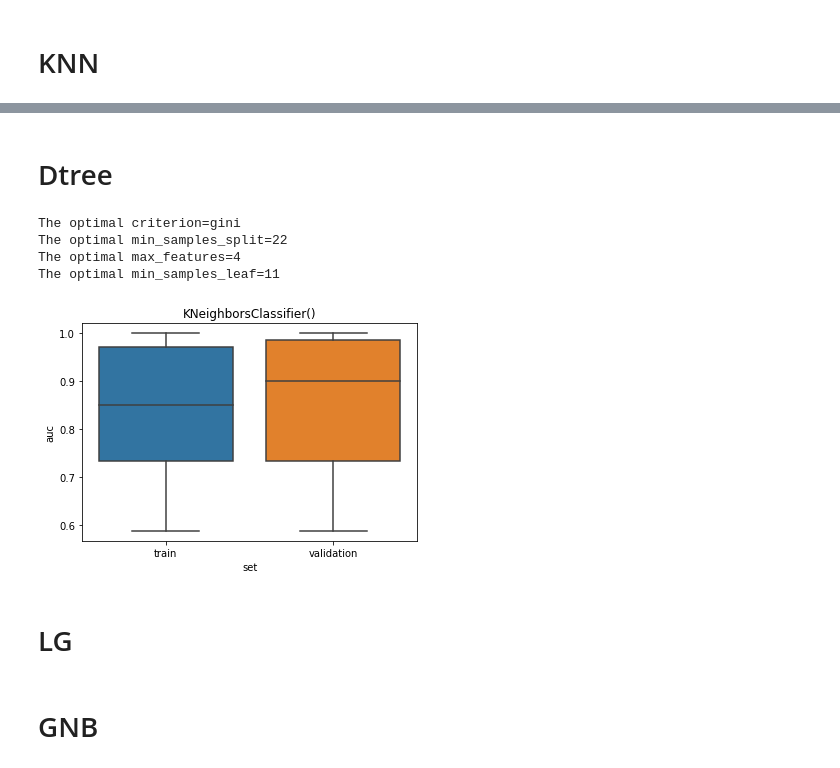
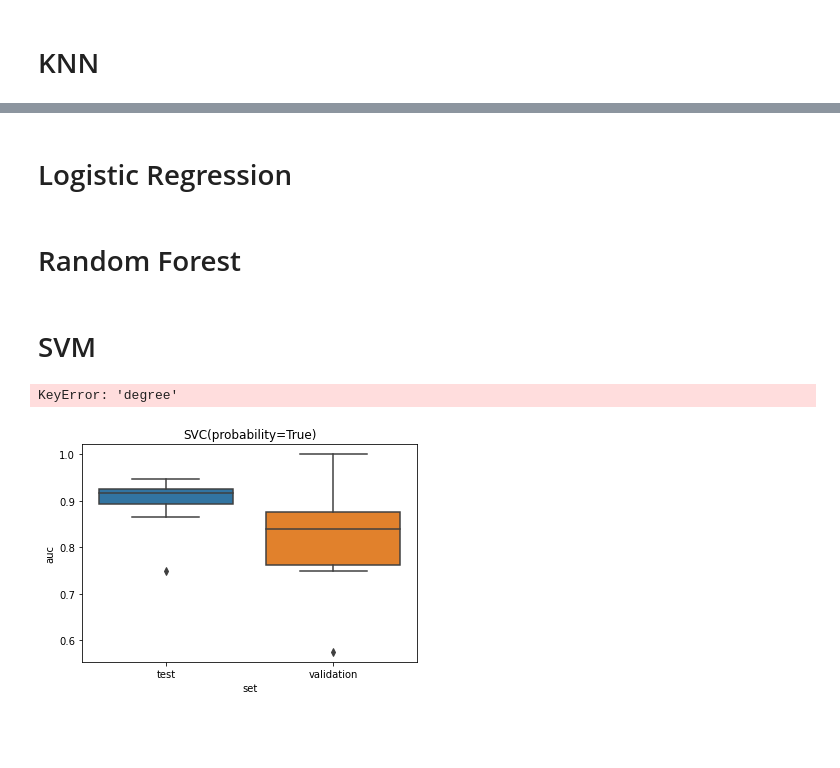
Before and after one commit to naomiverkerk/TM10007, a Jupyter notebook: Okedezefile.ipynb, the cells around one changed output, grey strips where cells are left out. Drawn from its saved outputs; the diff is of its cells as text; code cells hidden in the pictures; blank space fills up the shorter version.

```diff
--- a/Okedezefile.ipynb
+++ b/Okedezefile.ipynb
@@ -330,0 +383,2 @@ The optimal metric=manhattan
+# %% [markdown]
+# Logistic Regression
@@ -330,0 +443,2 @@ The optimal metric=manhattan
+# %% [markdown]
+# Random Forest
@@ -331,5 +507,5 @@ The optimal metric=manhattan
 # %% [markdown]
-# Dtree
+# SVM
 # %%
 results = []
 for train_index, validation_index, in cv_10fold.split(X_train, Y_train):
@@ -340,8 +516,8 @@ for train_index, validation_index, in cv_10fold.split(X_train, Y_train):
     X_validation_CV = X_train[validation_index]
     Y_validation_CV = Y_train[validation_index]
 
-    clf = clf_list[1]
-    parameters = parameters_list[1]
+    clf = clf_list[4]
+    parameters = parameters_list[4]
     randomized_search = RandomizedSearchCV(clf, parameters, cv=cv_5fold, scoring='roc_auc', n_iter = 10)
     randomized_search.fit(X_train_CV, Y_train_CV)
 
@@ -355,50 +531,37 @@ for train_index, validation_index, in cv_10fold.split(X_train, Y_train):
     # Get the auc
     auc = metrics.roc_auc_score(Y_train_CV, scores)
     results.append({
-        'auc': auc_validation,
-        'criterion': clf.criterion,
-        'min_samples_split': clf.min_samples_split,
-        'max_features': clf.max_features,
-        "min_samples_leaf": clf.min_samples_leaf,
-        'set': 'train'
+        'auc': auc,
+
+        'set': 'test'
     })
 
     # Test the classifier on the validation data
     probabilities_validation = clf.predict_proba(X_validation_CV)
     scores_validation = probabilities_validation[:, 1]
 
     # Get the auc
     auc_validation = metrics.roc_auc_score(Y_validation_CV, scores_validation)
     results.append({
         'auc': auc_validation,
-        'criterion': clf.criterion,
-        'min_samples_split': clf.min_samples_split,
-        'max_features': clf.max_features,
-        "min_samples_leaf": clf.min_samples_leaf,
+
         'set': 'validation'
     })
 
 #Create results dataframe and plot it
 results = pd.DataFrame(results)
-sns.boxplot(y='auc', x='set', data=results).set_title(f'{clf_list[0]}')
+sns.boxplot(y='auc', x='set', data=results).set_title(f'{clf_list[4]}')
 
 optimal_parameter = []
 parameter_keys = list(parameters.keys())
 
 for item in parameter_keys:
     best_item = []
     for i in list(range(0,10,2)):
         best_item.append(results[item][i])
 
     optimal_parameter.append(statistics.median(best_item))
     print(f"The optimal {item}={optimal_parameter[-1]}")
-
-# results
 # %% [output]
-The optimal criterion=gini
-The optimal min_samples_split=22
-The optimal max_features=4
-The optimal min_samples_leaf=11
+KeyError: 'degree'
-[figure, old version]
+[figure, new version]
-# %% [markdown]
-# LG
@@ -463,2 +567,0 @@ The optimal min_samples_leaf=11
-# %% [markdown]
-# GNB
```
Also changed, not shown: parts of 32 cells of this notebook.
